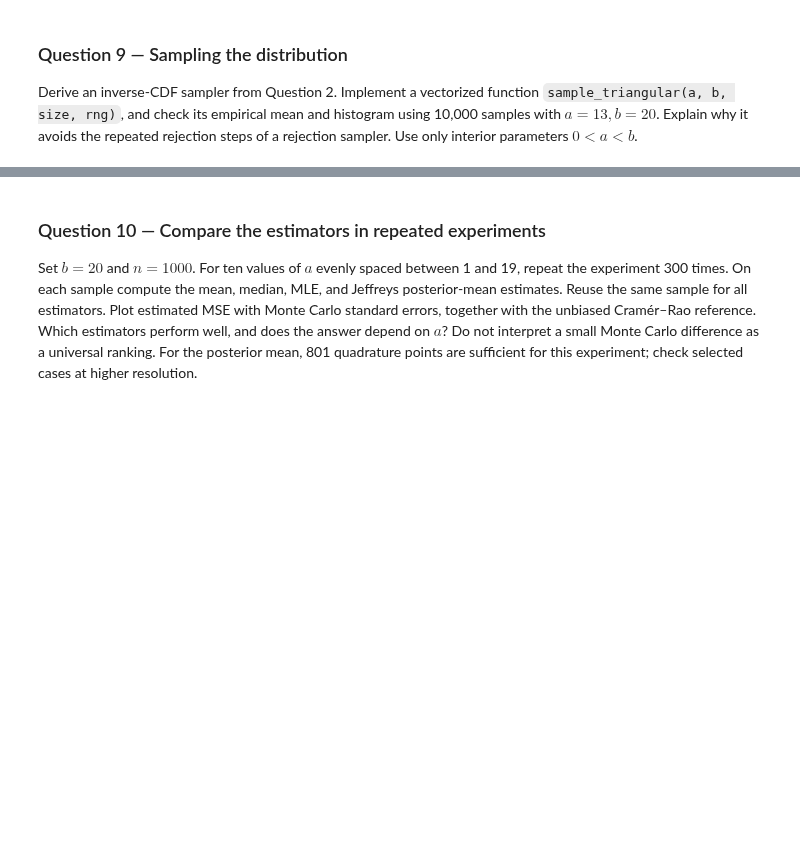
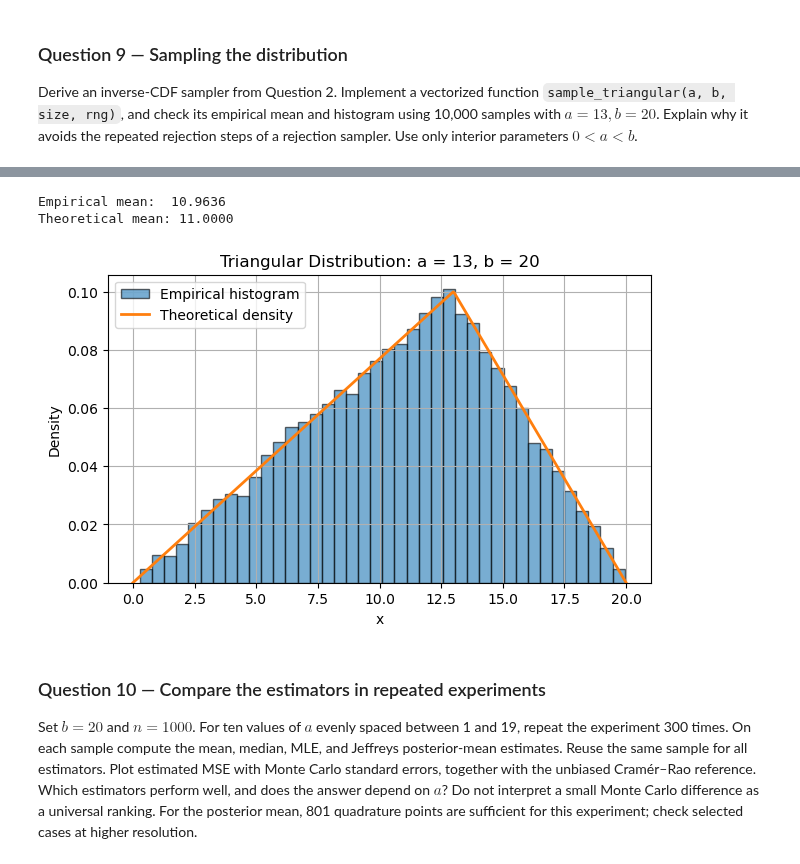
Before and after one commit to Oktalyx/FundamentalLearningEPFL, a Jupyter notebook: HW1/HW1_exercise.ipynb, the cells around one changed output, grey strips where cells are left out. Saved outputs shown, nothing was run; the diff lists cells and outputs as text; code cells hidden in the pictures; blank space fills up the shorter version.

```diff
--- a/HW1/HW1_exercise.ipynb
+++ b/HW1/HW1_exercise.ipynb
@@ -158,7 +1208,66 @@ steps of a rejection sampler. Use only interior parameters $0<a<b$.
 # %%
 # TODO: answer Question 9, including the requested reasoning and code.
 # YOUR CODE HERE
-# Written answer: ...
+# Written answer:
+
+def sample_triangular(a, b, size, rng):
+    if not (0 < a < b):
+        raise ValueError("Parameters must satisfy 0 < a < b.")
+
+    u = rng.uniform(0, 1, size=size)
+
+    x = np.where(
+        u <= a / b,
+        np.sqrt(a * b * u),
+        b - np.sqrt(b * (b - a) * (1 - u))
+    )
+
+    return x
+
+
+# Generate 10,000 observations
+a = 13
+b = 20
+n = 10_000
+rng = np.random.default_rng(42)
+
+sample = sample_triangular(a, b, n, rng)
+
+# Compare empirical and theoretical means
+empirical_mean = np.mean(sample)
+theoretical_mean = (a + b) / 3
+
+print(f"Empirical mean:  {empirical_mean:.4f}")
+print(f"Theoretical mean: {theoretical_mean:.4f}")
+
+# Plot empirical histogram and theoretical density
+x = np.linspace(0, b, 500)
+
+density = np.where(
+    x <= a,
+    2 * x / (a * b),
+    2 * (b - x) / (b * (b - a))
+)
+
+plt.hist(
+    sample,
+    bins=40,
+    density=True,
+    alpha=0.6,
+    edgecolor="black",
+    label="Empirical histogram"
+)
+plt.plot(x, density, linewidth=2, label="Theoretical density")
+
+plt.xlabel("x")
+plt.ylabel("Density")
+plt.title("Triangular Distribution: a = 13, b = 20")
+plt.legend()
+plt.show()
+# %% [output]
+Empirical mean:  10.9636
+Theoretical mean: 11.0000
+[figure, added]
 # %% [markdown]
 ### Question 10 — Compare the estimators in repeated experiments
 
```
Also changed, not shown: parts of 21 cells of this notebook, 1 other file.
